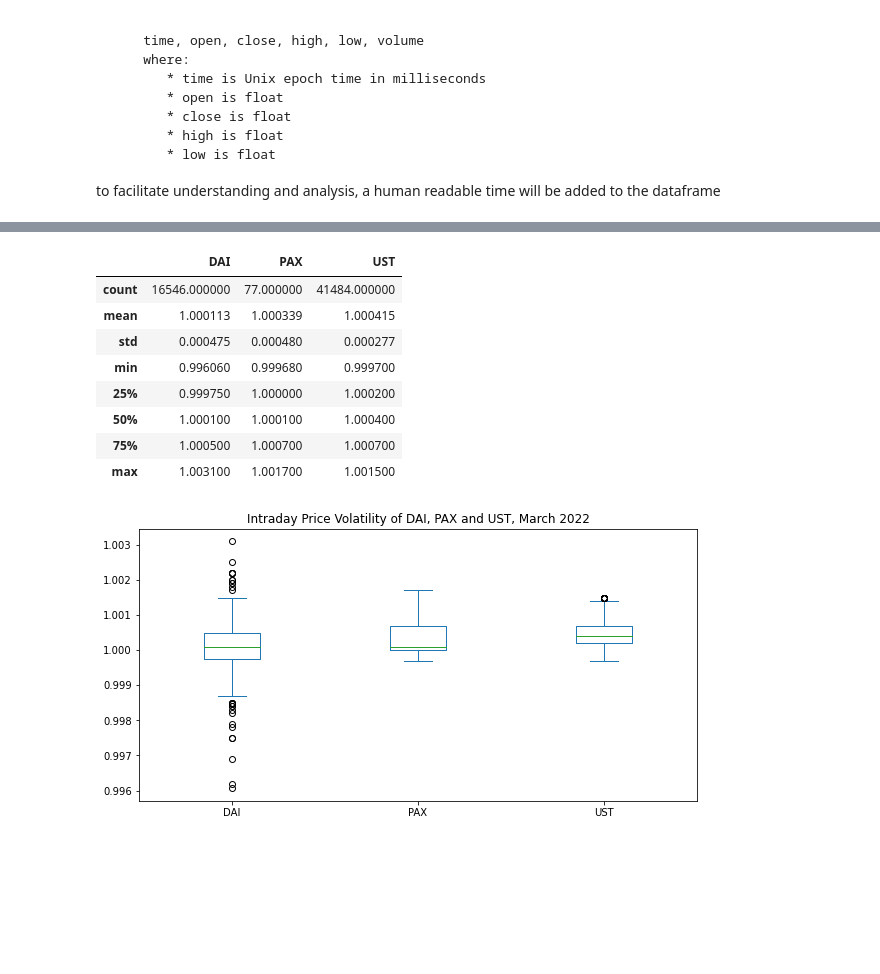
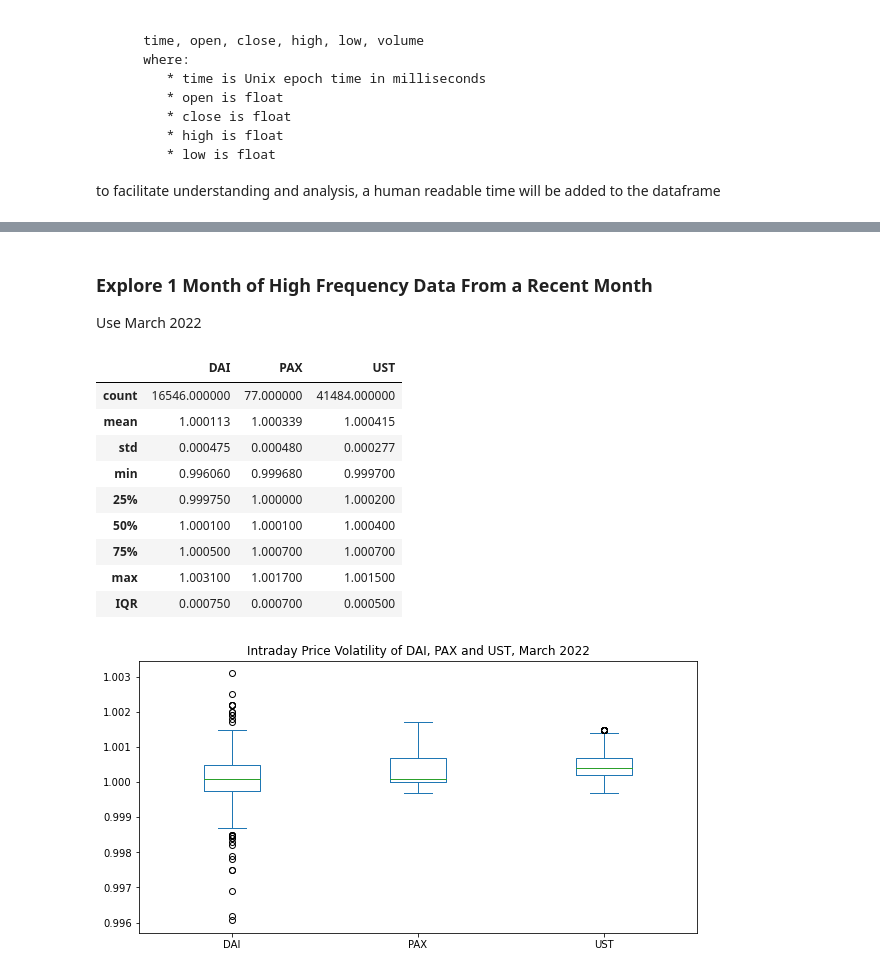
Before and after one commit to CAMPSMITH/StableOps, a Jupyter notebook: intraday.ipynb, the cells around one changed output, grey strips where cells are left out. Saved outputs shown, nothing was run; the diff lists cells and outputs as text; code cells hidden in the pictures; blank space fills up the shorter version.

```diff
--- a/intraday.ipynb
+++ b/intraday.ipynb
@@ -68,6 +69,25 @@ def prep_kaggle_coin_dataframe(coin_df):
 
     #return the prepped and normalized dataframe
     return result_df
+# %%
+def describe_with_iqr(data_df):
+    """Creates a descriptive statistics of the dataframe that includes interquartile range.
+    The standard Pandas DataFrame.describe() does not include the interquartile eage,
+    This method adds the interquatile range to the DataFrame.describe() descriptive statistics.
+
+    The interquartile range represents the range of the central 50% of the dataset and is defined
+    as the range between 75% percentile to the 25% percentile.
+
+    Parameters:
+        data_df (DataFrame): the dataframe to generate descriptive statistics for
+
+    Returns:
+        DataFrame: a dataframe that represents the descriptive statistics for the input data, which includes the interquartile range
+    """
+    # get the standard descriptive statistics for the FataFrame
+    describe_df = data_df.describe()
+    describe_df.loc['IQR',:] = describe_df.loc['75%',:]-describe_df.loc['25%',:]
+    return describe_df
 # %%
 # read DAI csv file into a dataframe
 dai_minute_df = pd.read_csv(
@@ -158,22 +328,27 @@ Use March 2022
+# %% [markdown]
+### Explore 1 Month of High Frequency Data From a Recent Month
+
+Use March 2022
 # %%
 start = '2022-03-01'
 end = '2022-03-31'
 # %%
 # concatenate price data into 1 dataset
-dai_minute_march_2022_df = dai_minute_df[start:end]['close']
-pax_minute_march_2022_df = pax_minute_df[start:end]['close']
-ust_minute_march_2022_df = ust_minute_df[start:end]['close']
-coins_df = pd.concat([dai_minute_march_2022_df,pax_minute_march_2022_df,ust_minute_march_2022_df],axis=1)
-coins_df.columns=['DAI','PAX','UST']
-coins_df.describe()
+dai_minute_mar_2022_df = dai_minute_df[start:end]['close']
+pax_minute_mar_2022_df = pax_minute_df[start:end]['close']
+ust_minute_mar_2022_df = ust_minute_df[start:end]['close']
+coins_df_mar_2022 = pd.concat([dai_minute_mar_2022_df,pax_minute_mar_2022_df,ust_minute_mar_2022_df],axis=1)
+coins_df_mar_2022.columns=['DAI','PAX','UST']
+describe_with_iqr(coins_df_mar_2022)
 # %% [output]
 |  | DAI | PAX | UST |
 | count | 16546.000000 | 77.000000 | 41484.000000 |
 | mean | 1.000113 | 1.000339 | 1.000415 |
 | std | 0.000475 | 0.000480 | 0.000277 |
 | min | 0.996060 | 0.999680 | 0.999700 |
 | 25% | 0.999750 | 1.000000 | 1.000200 |
 | 50% | 1.000100 | 1.000100 | 1.000400 |
 | 75% | 1.000500 | 1.000700 | 1.000700 |
 | max | 1.003100 | 1.001700 | 1.001500 |
+| IQR | 0.000750 | 0.000700 | 0.000500 |
 # %%
```
Also changed, not shown: parts of 21 cells of this notebook.
